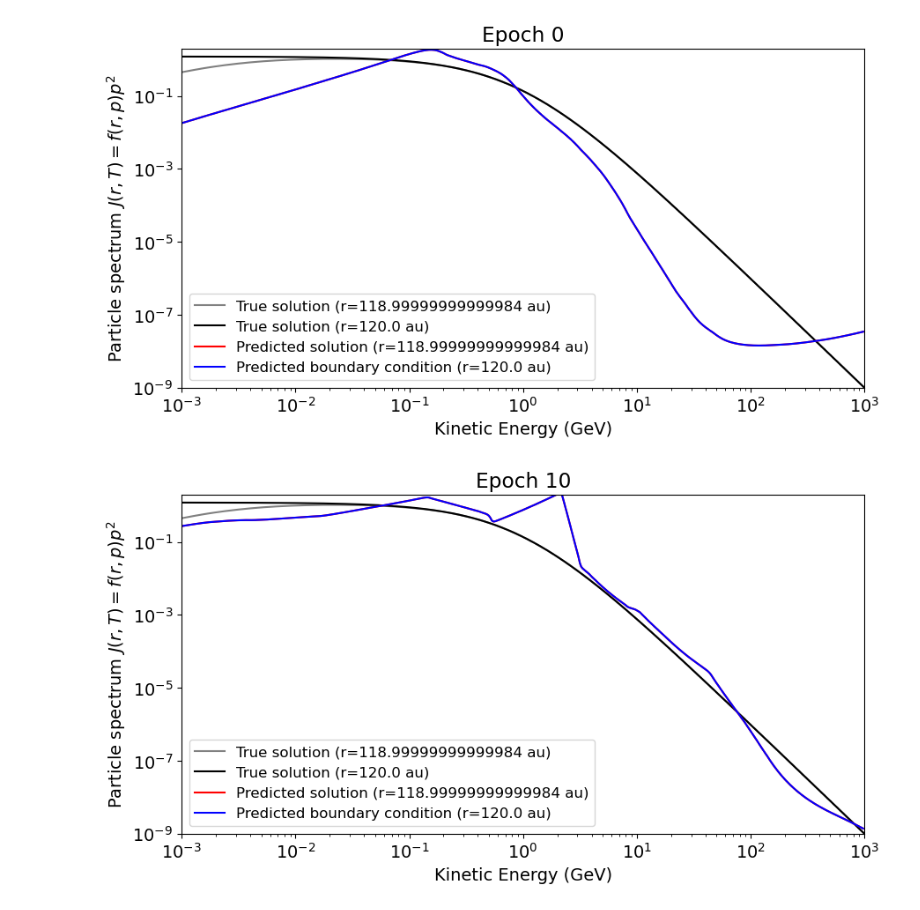
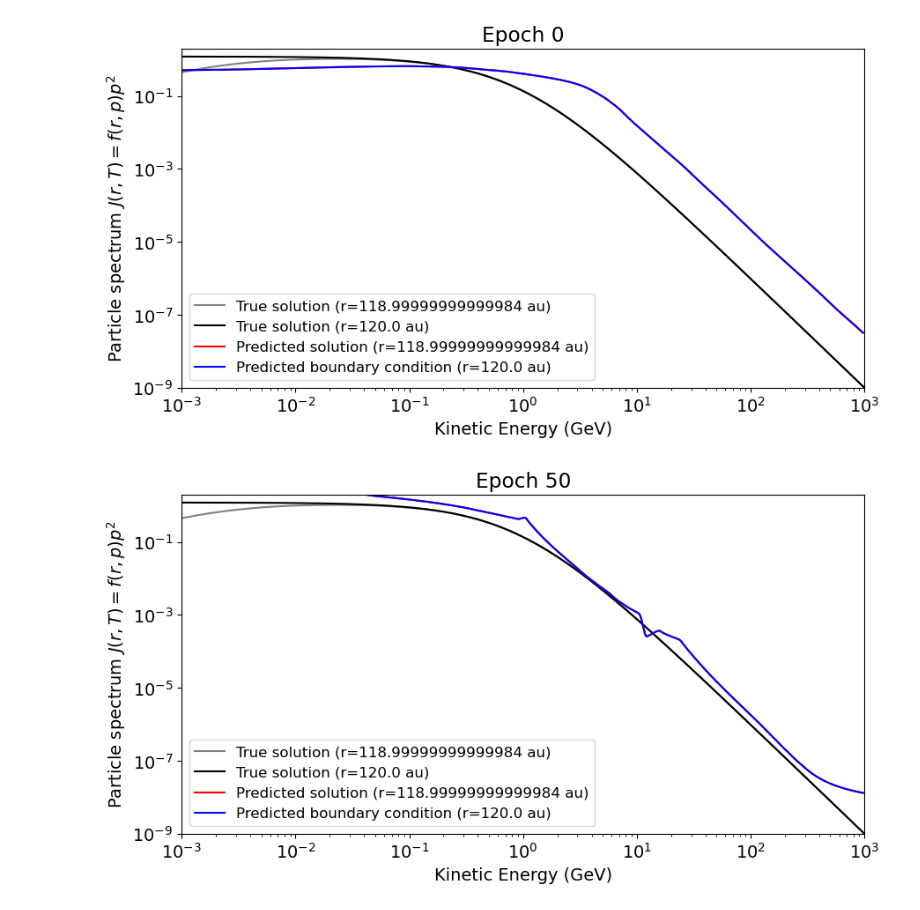
Before and after one commit to linneawolniewicz/pinns, a Jupyter notebook: figures/visualize.ipynb, the cells around one changed output. Saved outputs shown, nothing was run; the diff lists cells and outputs as text; code cells hidden in the pictures.

```diff
--- a/figures/visualize.ipynb
+++ b/figures/visualize.ipynb
@@ -9,7 +9,7 @@ from matplotlib.ticker import (LogLocator)
 from IPython.display import HTML
 mpl.rcParams.update({'font.size': 14})
 # %%
-filename = 'sherpa_id_0'
+filename = ''
 
 # Load PINN outputs
 with open('pickles/pinn_loss_' + filename + '.pkl', 'rb') as file:
@@ -112,23 +111,23 @@ plt.savefig("loss.png")
 # %%
 # Visualize J(r, T) over the epochs
 for i in range(epochs):
-    if (i%10 == 0):
+    if (i%50 == 0):
         fig, ax = plt.subplots(figsize=(10, 5))
 
         ax.set_title("Epoch " + str(i))
         ax.set_xlabel("Kinetic Energy (GeV)")
         ax.set_ylabel("Particle spectrum $J(r, T) = f(r, p) p^2$")
         ax.set_xlim(1e-3, 1e3)
         ax.set_ylim(1e-9, 2e0)
         ax.xaxis.set_minor_locator(LogLocator(base=10.0, subs='all'))
         ax.yaxis.set_minor_locator(LogLocator(base=10.0, subs='all'))
 
         ax.loglog(T, J[0, :], label=f'True solution (r={r[0, 0]/150e6} au)', c='gray')
         ax.loglog(T, J[-1, :], label=f'True solution (r={r[-1, 0]/150e6} au)', c='k')
         ax.loglog(T[:-1], np.expand_dims(predictions[:, :, i].reshape((size, size))[0, :-1], axis=1)*(p[:-1]**2), label=f'Predicted solution (r={r[0, 0]/150e6} au)', c='red')
         ax.loglog(T[:-1], np.expand_dims(predictions[:, :, i].reshape((size, size))[-1, :-1], axis=1)*(p[:-1]**2), label=f'Predicted boundary condition (r={r[-1, 0]/150e6} au)', c='blue')
 
         ax.legend(prop={'size': 12})
 # %% [output]
-[figure, old version]
+[figure, new version]
-[figure, old version]
+[figure, new version]
```
Also changed, not shown: parts of 4 cells of this notebook, 3 other files.
